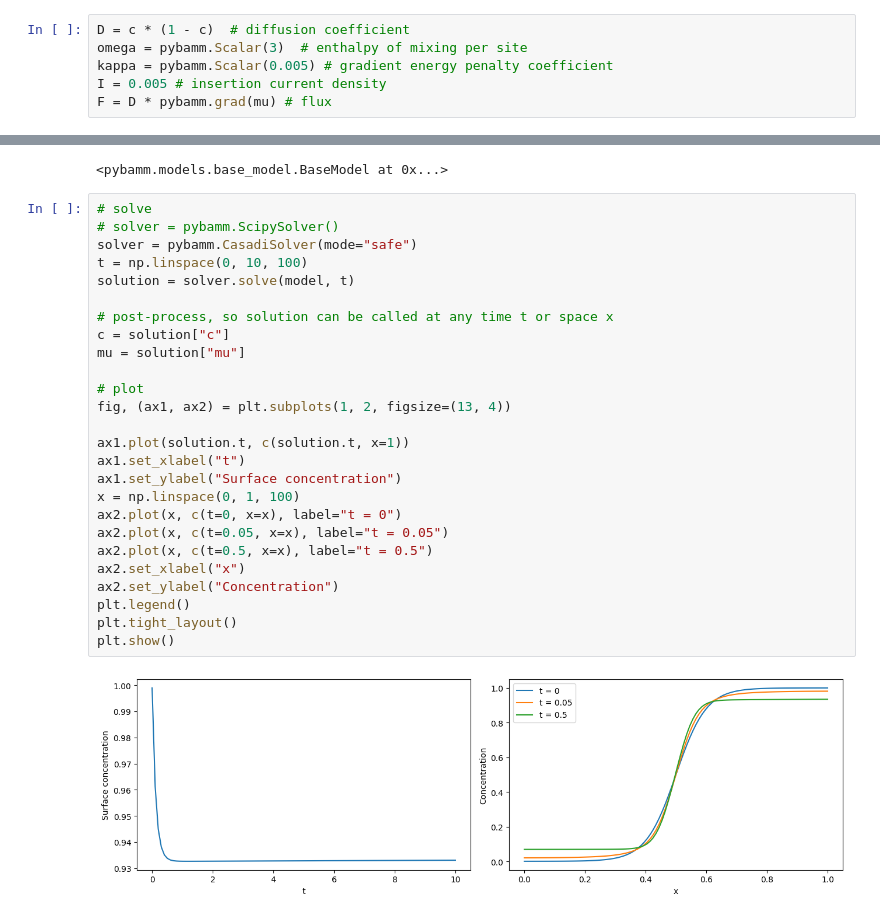
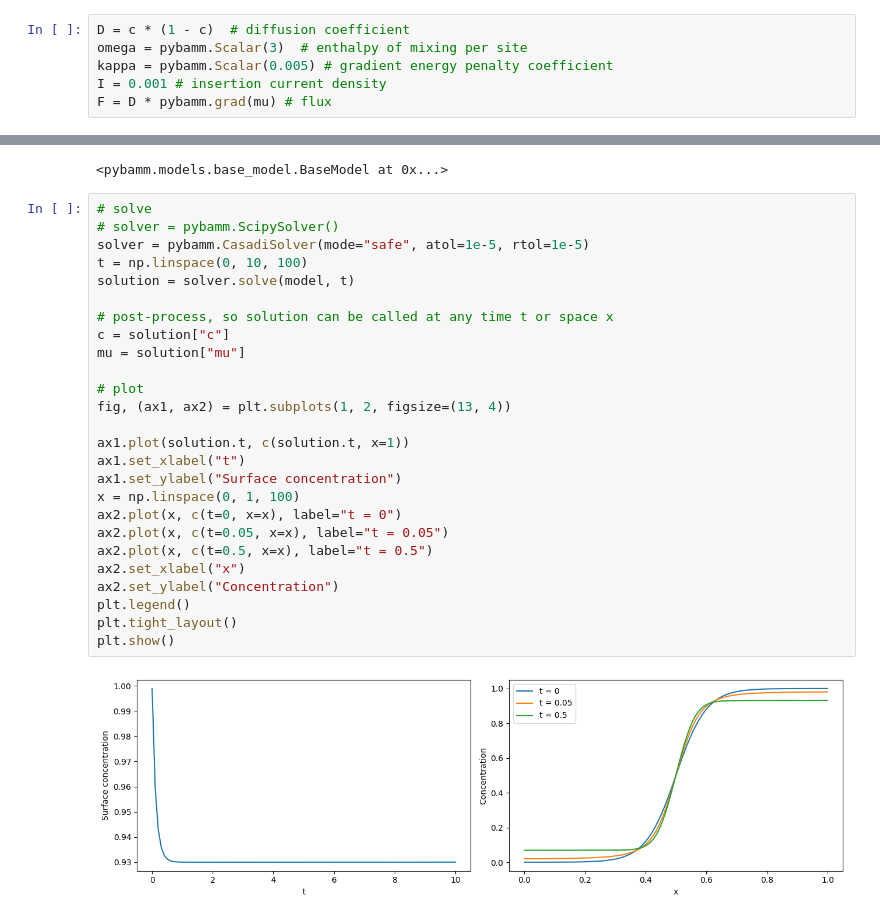
Before and after one commit to tashaneel/cahn-hilliard, a Jupyter notebook: CH_flux.ipynb, the cells around one changed output, grey strips where cells are left out. Cells and saved outputs as stored; diff of their text form.

```diff
--- a/CH_flux.ipynb
+++ b/CH_flux.ipynb
@@ -11,7 +11,7 @@ mu = pybamm.Variable("mu", domain="unit line")
 D = c * (1 - c)  # diffusion coefficient
 omega = pybamm.Scalar(3)  # enthalpy of mixing per site
 kappa = pybamm.Scalar(0.005) # gradient energy penalty coefficient
-I = 0.005 # insertion current density
+I = 0.001 # insertion current density
 F = D * pybamm.grad(mu) # flux
 # %%
 # governing equations
@@ -55,28 +55,28 @@ disc.process_model(model)
 # %%
 # solve
 # solver = pybamm.ScipySolver()
-solver = pybamm.CasadiSolver(mode="safe")
+solver = pybamm.CasadiSolver(mode="safe", atol=1e-5, rtol=1e-5)
 t = np.linspace(0, 10, 100)
 solution = solver.solve(model, t)
 
 # post-process, so solution can be called at any time t or space x
 c = solution["c"]
 mu = solution["mu"]
 
 # plot
 fig, (ax1, ax2) = plt.subplots(1, 2, figsize=(13, 4))
 
 ax1.plot(solution.t, c(solution.t, x=1))
 ax1.set_xlabel("t")
 ax1.set_ylabel("Surface concentration")
 x = np.linspace(0, 1, 100)
 ax2.plot(x, c(t=0, x=x), label="t = 0")
 ax2.plot(x, c(t=0.05, x=x), label="t = 0.05")
 ax2.plot(x, c(t=0.5, x=x), label="t = 0.5")
 ax2.set_xlabel("x")
 ax2.set_ylabel("Concentration")
 plt.legend()
 plt.tight_layout()
 plt.show()
 # %% [output]
-[figure, old version]
+[figure, new version]
```
